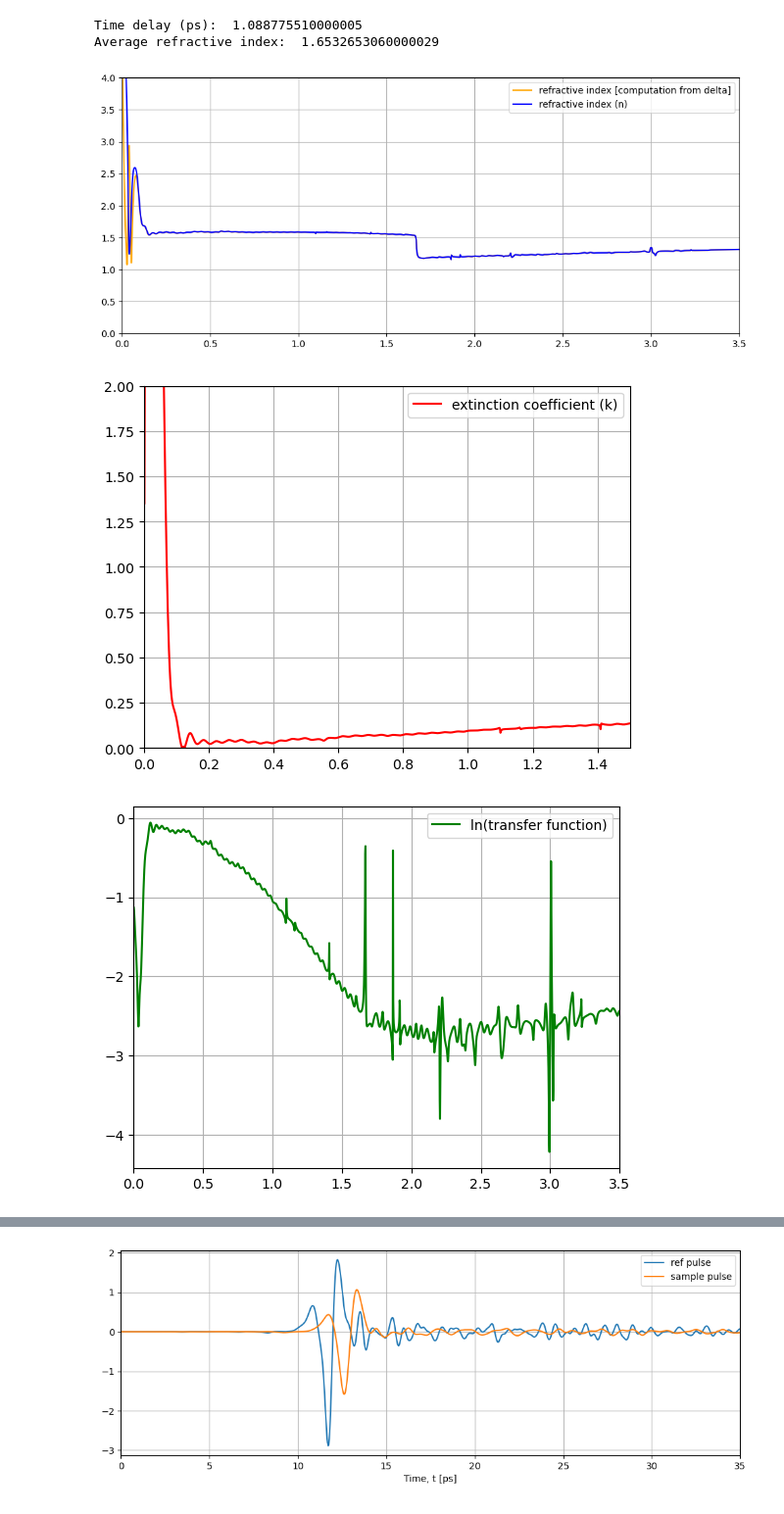
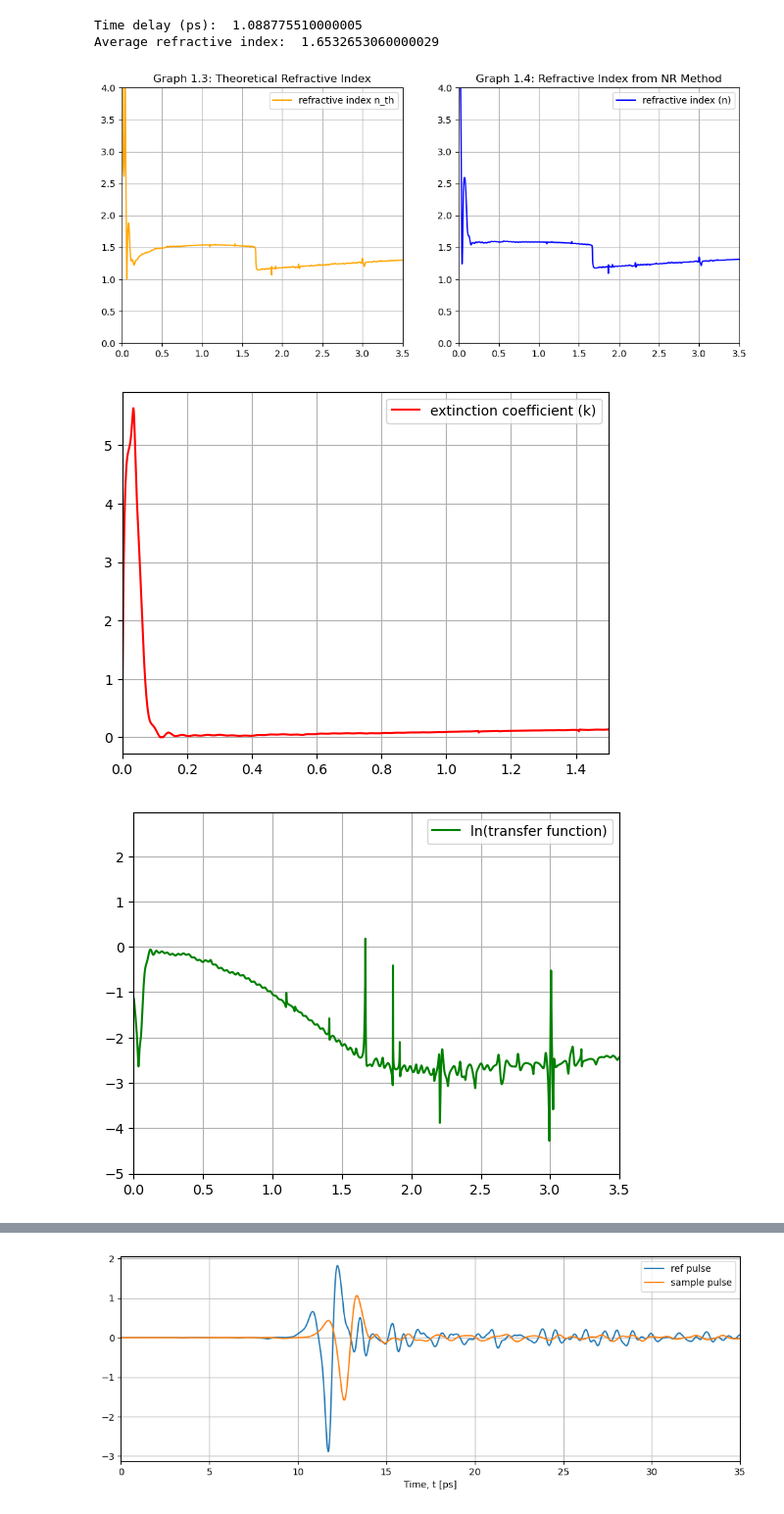
Before and after one commit to Loriginale2000/TerahertzProject, a Jupyter notebook: TheoTHzTDS/THz-TDS/Transfer Matrix Method/Test_Blue.ipynb, the cells around one changed output, grey strips where cells are left out. Shown at 98% size. Saved outputs shown, nothing was run; the diff lists cells and outputs as text; code cells hidden in the pictures.

```diff
--- a/TheoTHzTDS/THz-TDS/Transfer Matrix Method/Test_Blue.ipynb
+++ b/TheoTHzTDS/THz-TDS/Transfer Matrix Method/Test_Blue.ipynb
@@ -16,15 +16,14 @@ t2 = sample_pulse_black_2mm[:,0] + 733.8  # ADJUISTING THE AXIS
 amp2 = sample_pulse_black_2mm[:,1]
 
 # FFT OF SIGNALS
-reference_fft = np.fft.fft(amp1,16384)
-sample_fft = np.fft.fft(amp2,16384)
+reference_fft = np.fft.fft(amp1,65536)
+sample_fft = np.fft.fft(amp2,65536)
 
 time_step = t1[1] - t1[0]
-frequency = np.fft.fftfreq(16384, d=time_step*1e-12)  # Convert ps to s for frequency calculation
-
+frequency = np.fft.fftfreq(65536, d=time_step*1e-12)  # Convert ps to s for frequency calculation
 
 # MASK
-mask = (frequency > 0) & (frequency < 3.5 * 10**12)
+mask = (frequency > 0) & (frequency < 6.0 * 10**12)
 reference_fft = reference_fft[mask]
 sample_fft = sample_fft[mask]
 frequency = frequency[mask]
@@ -73,7 +72,7 @@ plt.show()
 # PHASE UNWRAPPING
 uwrapped_ref = np.unwrap(np.angle(reference_fft))
 uwrapped_sample = np.unwrap(np.angle(sample_fft))
-delta = uwrapped_sample - uwrapped_ref
+delta = uwrapped_sample - uwrapped_ref + 0.5
 
 
 # TIME DELAY BETWEEN SIGNALS CALCULATION
@@ -135,7 +134,7 @@ def new_raph(n_1, ln_exp, f, iterations, tol):
 
 
 # INITIAL GUESS AND CALCULATION
-n_1 = 2 + 0.05j
+n_1 = 1.5 + 0.05j
 n_ = []
 
 for i, f in enumerate(frequency, 0):
@@ -146,39 +145,47 @@ for i, f in enumerate(frequency, 0):
 
 # print("Refractive index values:", n_)
 n_ = np.array(n_)
 
 
 # PLOTTING REFRACTIVE INDEX AND TRANSFER FUNCTION
 
 plt.figure(figsize=(12,5))
-plt.plot(frequency*1e-12, refractive, label='Refractive Index [computation from delta]', color='orange')
-plt.plot(frequency*1e-12, n_.real, label='Refractive Index (n)', color='blue')
+plt.subplot(1,2,1)
+plt.plot(frequency*1e-12, refractive, label='Refractive Index [theoretical]', color='orange')
 plt.xlim(xmax = 3.5, xmin = 0)
 plt.ylim(ymin=0, ymax=4)
-plt.legend(["refractive index [computation from delta]", "refractive index (n)"])
+plt.legend(["refractive index n_th"])
 plt.grid(True)
+plt.title('Graph 1.3: Theoretical Refractive Index')
+plt.subplot(1,2,2)
+plt.plot(frequency*1e-12, n_.real, label='Refractive Index [n]', color='blue')
+plt.xlim(xmax = 3.5, xmin = 0)
+plt.ylim(ymin=0, ymax=4)
+plt.legend(["refractive index (n)"])
+plt.grid(True)
+plt.title('Graph 1.4: Refractive Index from NR Method')
 plt.show()
 
 
 plt.plot(frequency*1e-12, np.abs(n_.imag), label='Extinction Coefficient (k)', color='red')
 plt.xlim(xmax = 1.5, xmin = 0)
-plt.ylim(ymin=0,ymax=2)
+#plt.ylim(ymin=0,ymax=2)
 plt.legend(["extinction coefficient (k)"])
 plt.grid(True)
 plt.show()
 
 plt.plot(frequency*1e-12, np.log(np.abs(transfer_signal)), label='Transfer Function Amplitude', color='green')
 plt.xlim(xmax = 3.5, xmin = 0)
 plt.legend(["ln(transfer function)"])
 plt.grid(True)
 plt.show()
 
 
-
-np.mean(n_.real)
+print(f"The average refractive index (n) is: {np.mean(n_.real)}")
+print(f"The average extinction coefficient (k) is: {np.mean(n_.imag)}")
 # %% [output]
 Time delay (ps):  1.088775510000005
 Average refractive index:  1.6532653060000029
-[figure, old version]
+[figure, new version]
-[figure, old version]
+[figure, new version]
-[figure, old version]
+[figure, new version]
```
Also changed, not shown: parts of 6 cells of this notebook, 22 other files.
